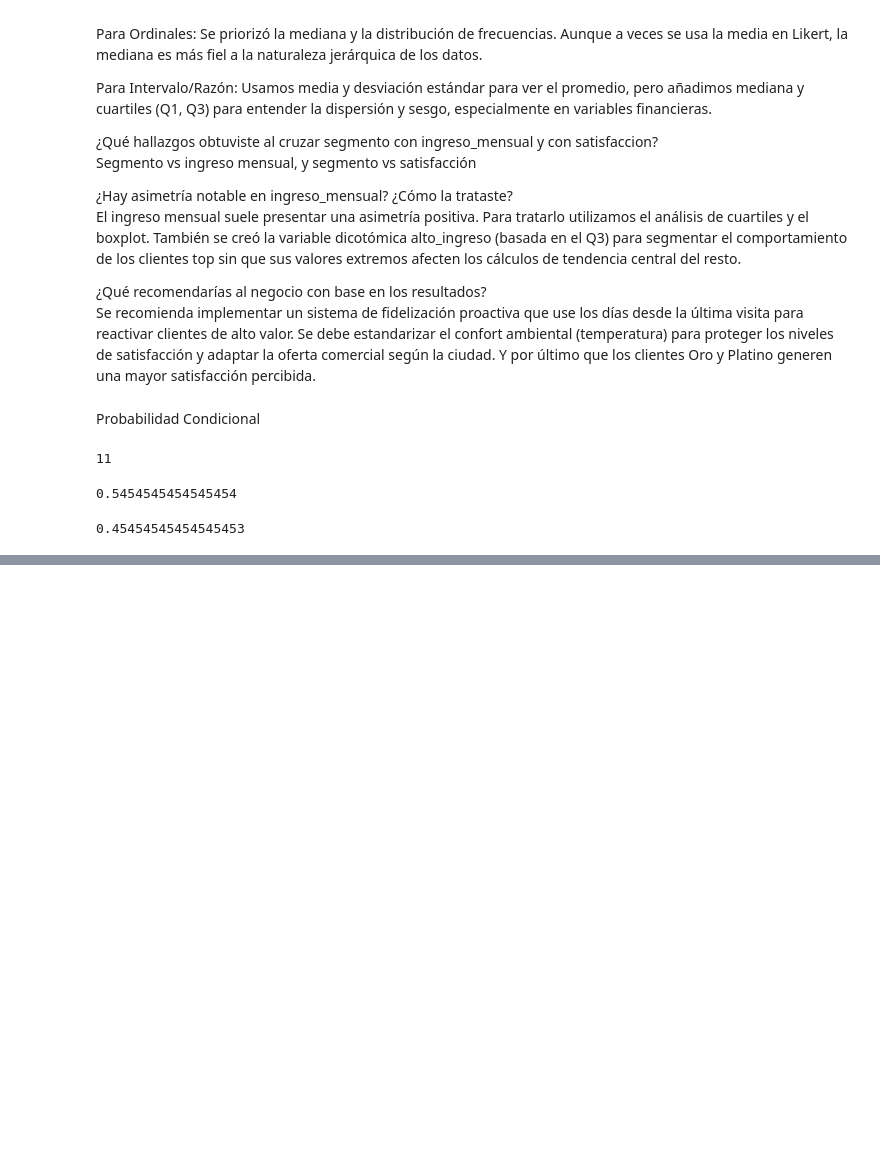
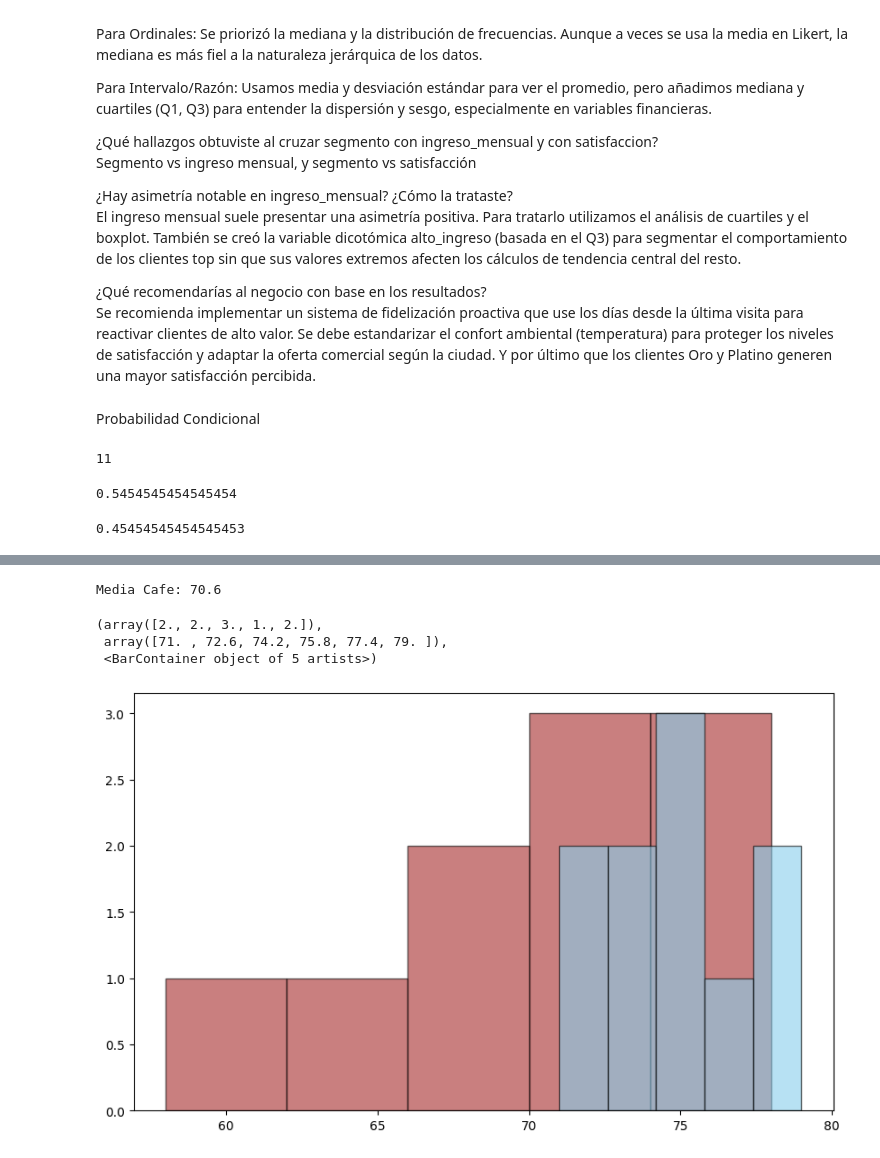
Before and after one commit to VictorCastro135/mineria-de-datos-178920, a Jupyter notebook: Minería_de_Datos.ipynb, the cells around one changed output, grey strips where cells are left out. Cells and saved outputs as stored; diff of their text form; code cells hidden in the pictures; blank space fills up the shorter version.

```diff
--- a/Minería_de_Datos.ipynb
+++ b/Minería_de_Datos.ipynb
@@ -1406,0 +1504,19 @@ probabilidad_impar
+# %%
+grupo_cafe = df_students[df_students['Grupo'] == 'Café']
+
+media_cafe = grupo_cafe['Calificaciones'].mean()
+
+print(f"Media Cafe: {media_cafe}")
+# %% [output]
+Media Cafe: 70.6
+# %%
+plt.figure(figsize=(10, 6))
+
+plt.hist(coffee_scores, bins=5, alpha=0.6, label='Café (Media ~70)', color='brown', edgecolor='black')
+
+plt.hist(water_scores, bins=5, alpha=0.6, label='Agua (Media ~75)', color='skyblue', edgecolor='black')
+# %% [output]
+(array([2., 2., 3., 1., 2.]),
+ array([71. , 72.6, 74.2, 75.8, 77.4, 79. ]),
+ <BarContainer object of 5 artists>)
+[figure, added]
```
Also changed, not shown: parts of 3 cells of this notebook.
